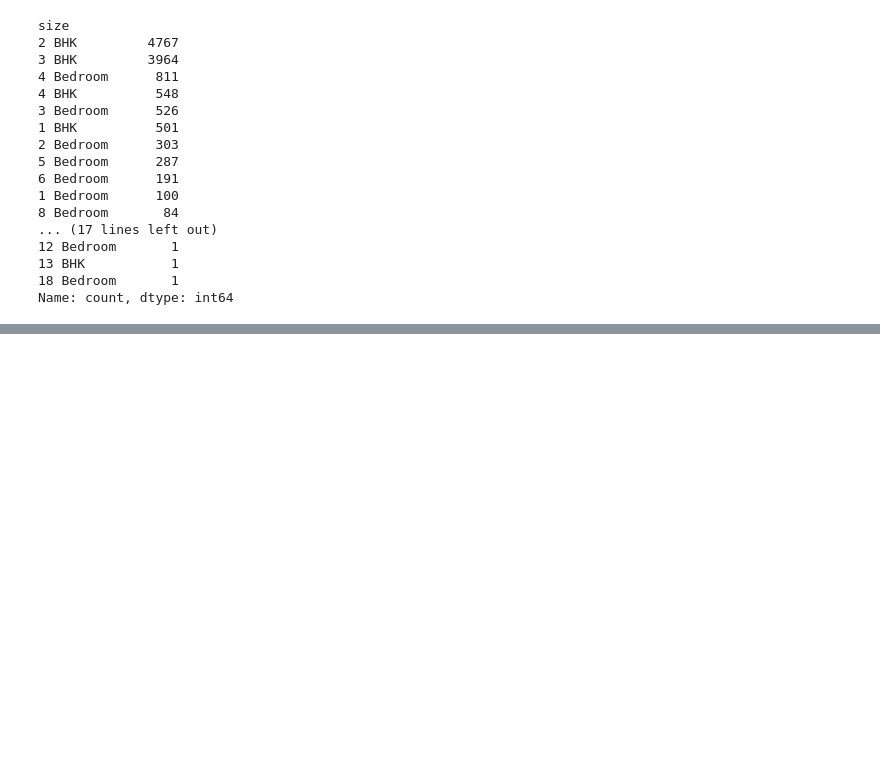
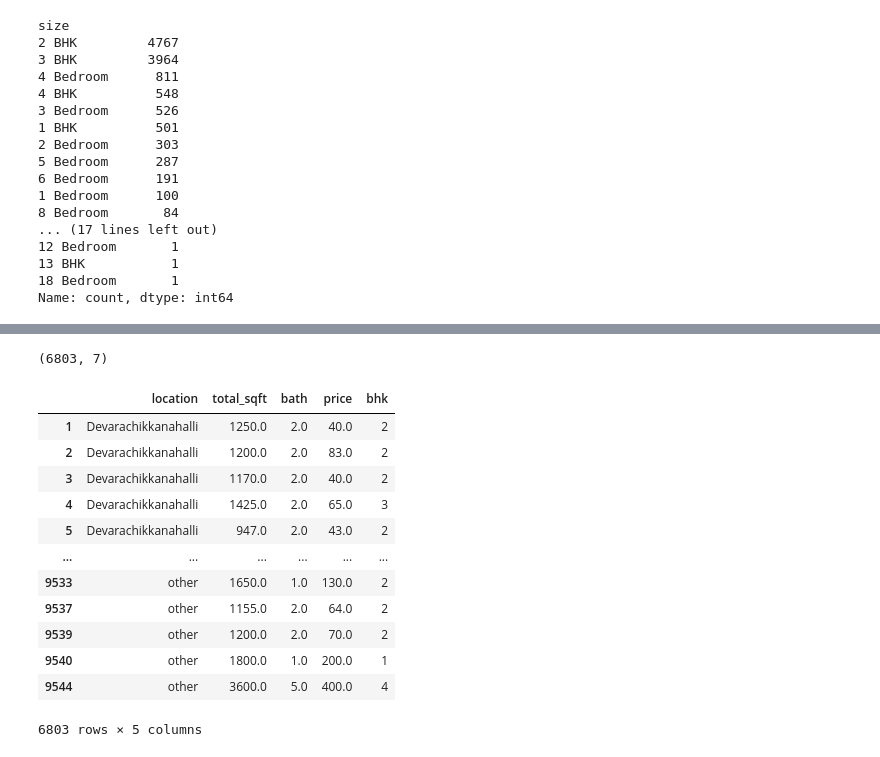
Before and after one commit to ManavKatrodiyaOpash/AI-ML-Internship, a Jupyter notebook: Day 36_37_38_39 ML Mini Project/HousePricePrediction.ipynb, the cells around one changed output, grey strips where cells are left out. Drawn from its saved outputs; the diff is of its cells as text; code cells hidden in the pictures; blank space fills up the shorter version.

```diff
--- a/Day 36_37_38_39 ML Mini Project/HousePricePrediction.ipynb
+++ b/Day 36_37_38_39 ML Mini Project/HousePricePrediction.ipynb
@@ -115,0 +259,2 @@ df[df['bhk'] > 10]
+# %%
+df = remove_outliers_sqft(df)
@@ -115,0 +273,18 @@ df[df['bhk'] > 10]
+# %%
+def bhk_outlier_remover(df):
+    exclude_indices = np.array([])
+    for location, location_df in df.groupby("location"):
+        bhk_stats = {}
+        for bhk, bhk_df in location_df.groupby("bhk"):
+            bhk_stats[bhk] = {
+                "mean" : np.mean(bhk_df.price_per_sqft),
+                "std" : np.std(bhk_df.price_per_sqft),
+                "count" : bhk_df.shape[0]
+            }
+        for bhk,bhk_df in location_df.groupby("bhk"):
+            stats = bhk_stats.get(bhk-1)
+            if stats and stats["count"]>5:
+                exclude_indices = np.append(exclude_indices, bhk_df[bhk_df.price_per_sqft < (stats["mean"])].index.values)
+    return df.drop(exclude_indices, axis="index")
+# %%
+df = bhk_outlier_remover(df)
@@ -115,0 +303,22 @@ df[df['bhk'] > 10]
+# %%
+df.shape
+# %% [output]
+(6803, 7)
+# %%
+df.drop(columns=["size", "price_per_sqft"], inplace=True)
+# %%
+df
+# %% [output]
+|  | location | total_sqft | bath | price | bhk |
+| 1 | Devarachikkanahalli | 1250.0 | 2.0 | 40.0 | 2 |
+| 2 | Devarachikkanahalli | 1200.0 | 2.0 | 83.0 | 2 |
+| 3 | Devarachikkanahalli | 1170.0 | 2.0 | 40.0 | 2 |
+| 4 | Devarachikkanahalli | 1425.0 | 2.0 | 65.0 | 3 |
+| 5 | Devarachikkanahalli | 947.0 | 2.0 | 43.0 | 2 |
+| ... | ... | ... | ... | ... | ... |
+| 9533 | other | 1650.0 | 1.0 | 130.0 | 2 |
+| 9537 | other | 1155.0 | 2.0 | 64.0 | 2 |
+| 9539 | other | 1200.0 | 2.0 | 70.0 | 2 |
+| 9540 | other | 1800.0 | 1.0 | 200.0 | 1 |
+| 9544 | other | 3600.0 | 5.0 | 400.0 | 4 |
+6803 rows × 5 columns
```
Also changed, not shown: parts of 49 cells of this notebook, 3 other files.
